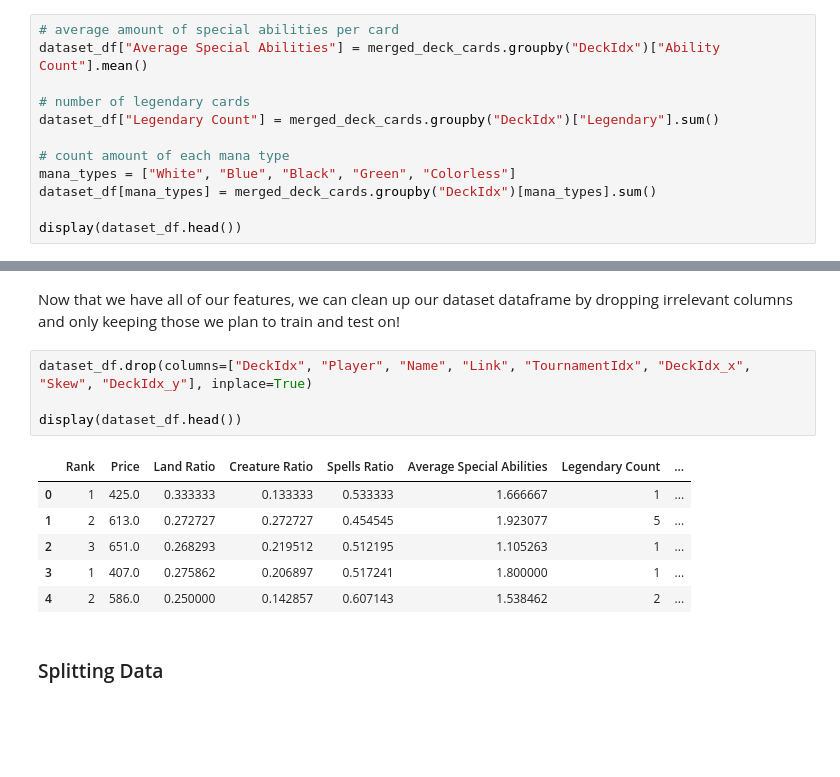
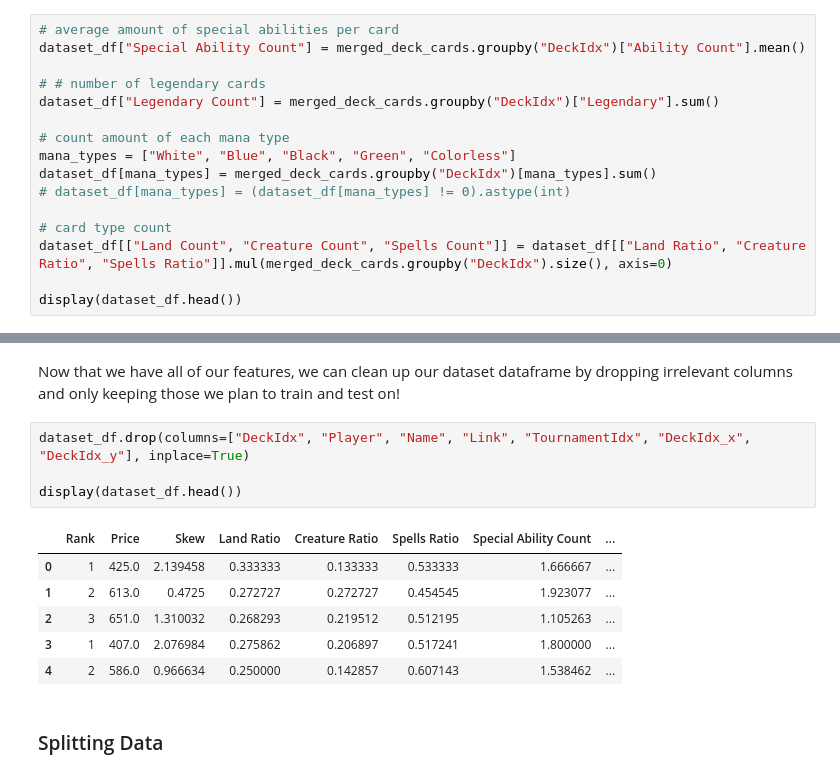
Before and after one commit to abbyortego/cmps-6790-final-tutorial, a Jupyter notebook: Final.ipynb, the cells around one changed output, grey strips where cells are left out. Drawn from its saved outputs; the diff is of its cells as text; blank space fills up the shorter version.

```diff
--- a/Final.ipynb
+++ b/Final.ipynb
@@ -1022,14 +1040,18 @@ display(merged_deck_cards.head())
 The first aggregate feature is an average of the special abilities a deck's card possesses. We can group by the deck index, average the "Ability Count" column, and then save these results in the dataset dataframe at a new "Average Special Abilities" column. Another feature counts the number of legendary creatures in a deck by summing along the boolean "Legendary" column's values, treated as 0 for False and 1 for True by pandas. Legendaries are powerful creatures that can have a big impact on a game's outcome so tracking their presence is important. Lastly, the types of mana used in a deck and how much of it is another important factor to consider. A deck with too little mana cannot sustain itself while a deck with too much mana will not be able to defend. We can groupby the deck and then sum over each color's count to get the total amoutn of each kind of mana in the deck.
 # %%
 # average amount of special abilities per card
-dataset_df["Average Special Abilities"] = merged_deck_cards.groupby("DeckIdx")["Ability Count"].mean()
+dataset_df["Special Ability Count"] = merged_deck_cards.groupby("DeckIdx")["Ability Count"].mean()
 
-# number of legendary cards
+# # number of legendary cards
 dataset_df["Legendary Count"] = merged_deck_cards.groupby("DeckIdx")["Legendary"].sum()
 
 # count amount of each mana type
 mana_types = ["White", "Blue", "Black", "Green", "Colorless"]
 dataset_df[mana_types] = merged_deck_cards.groupby("DeckIdx")[mana_types].sum()
+# dataset_df[mana_types] = (dataset_df[mana_types] != 0).astype(int)
+
+# card type count
+dataset_df[["Land Count", "Creature Count", "Spells Count"]] = dataset_df[["Land Ratio", "Creature Ratio", "Spells Ratio"]].mul(merged_deck_cards.groupby("DeckIdx").size(), axis=0)
 
 display(dataset_df.head())
 # %% [output]
@@ -1042,16 +1065,16 @@ display(dataset_df.head())
 # %% [markdown]
 Now that we have all of our features, we can clean up our dataset dataframe by dropping irrelevant columns and only keeping those we plan to train and test on!
 # %%
-dataset_df.drop(columns=["DeckIdx", "Player", "Name", "Link", "TournamentIdx", "DeckIdx_x", "Skew", "DeckIdx_y"], inplace=True)
+dataset_df.drop(columns=["DeckIdx", "Player", "Name", "Link", "TournamentIdx", "DeckIdx_x", "DeckIdx_y"], inplace=True)
 
 display(dataset_df.head())
 # %% [output]
-|  | Rank | Price | Land Ratio | Creature Ratio | Spells Ratio | Average Special Abilities | Legendary Count | ... |
-| 0 | 1 | 425.0 | 0.333333 | 0.133333 | 0.533333 | 1.666667 | 1 | ... |
-| 1 | 2 | 613.0 | 0.272727 | 0.272727 | 0.454545 | 1.923077 | 5 | ... |
-| 2 | 3 | 651.0 | 0.268293 | 0.219512 | 0.512195 | 1.105263 | 1 | ... |
-| 3 | 1 | 407.0 | 0.275862 | 0.206897 | 0.517241 | 1.800000 | 1 | ... |
-| 4 | 2 | 586.0 | 0.250000 | 0.142857 | 0.607143 | 1.538462 | 2 | ... |
+|  | Rank | Price | Skew | Land Ratio | Creature Ratio | Spells Ratio | Special Ability Count | ... |
+| 0 | 1 | 425.0 | 2.139458 | 0.333333 | 0.133333 | 0.533333 | 1.666667 | ... |
+| 1 | 2 | 613.0 | 0.4725 | 0.272727 | 0.272727 | 0.454545 | 1.923077 | ... |
+| 2 | 3 | 651.0 | 1.310032 | 0.268293 | 0.219512 | 0.512195 | 1.105263 | ... |
+| 3 | 1 | 407.0 | 2.076984 | 0.275862 | 0.206897 | 0.517241 | 1.800000 | ... |
+| 4 | 2 | 586.0 | 0.966634 | 0.250000 | 0.142857 | 0.607143 | 1.538462 | ... |
 # %% [markdown]
 ### Splitting Data
 # %% [markdown]
```
Also changed, not shown: parts of 30 cells of this notebook.
